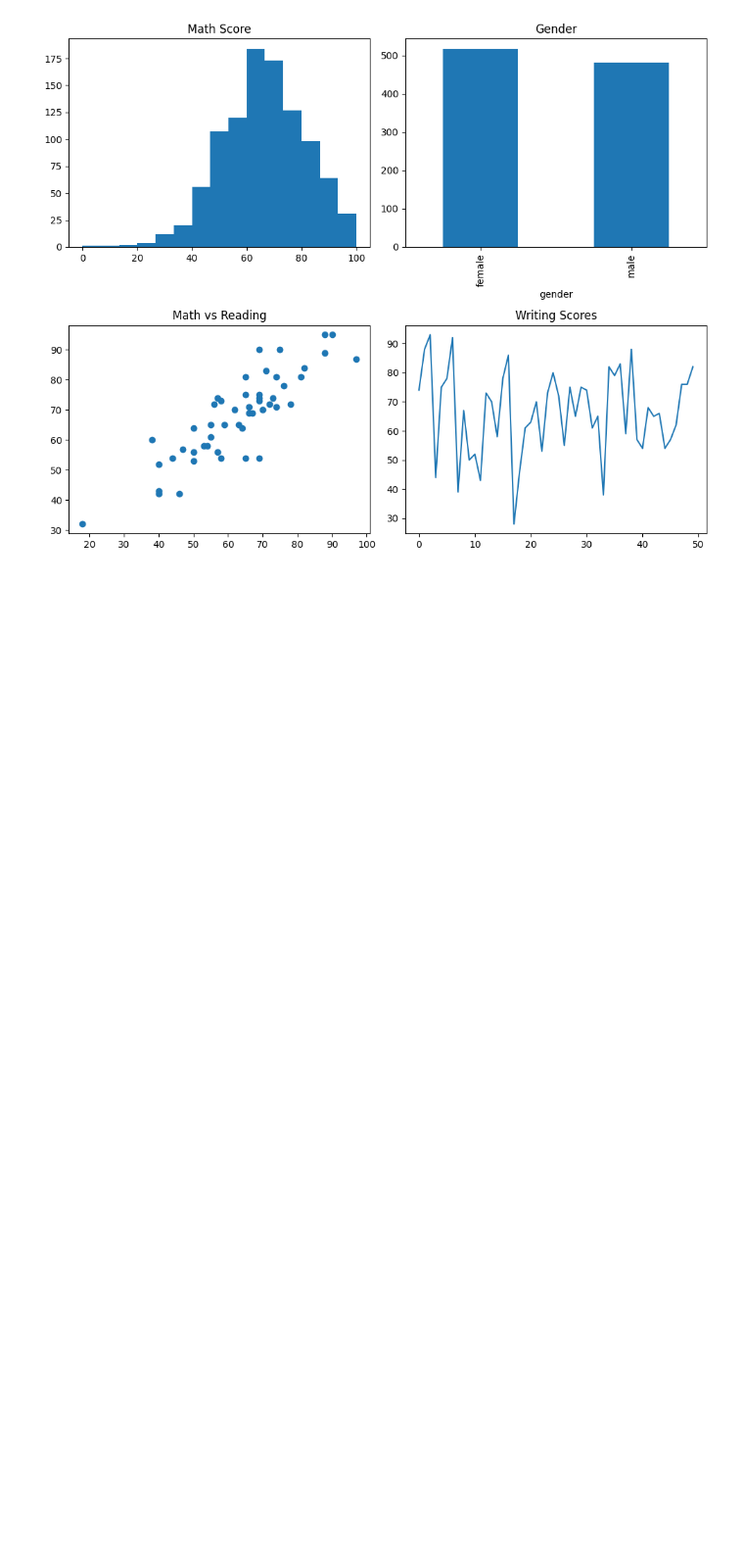
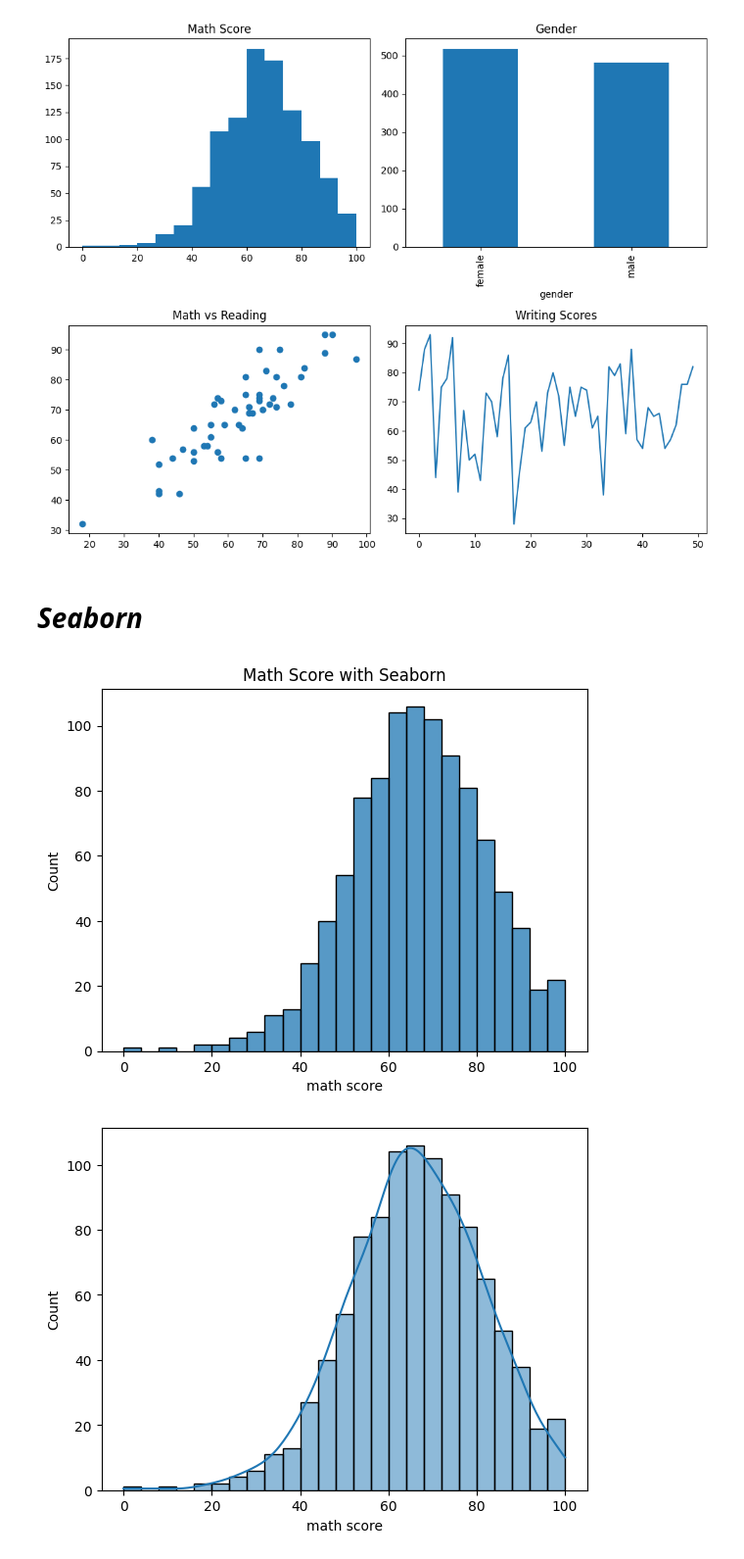
Before and after one commit to Nakib-Nasrullah/Research-Skill, a Jupyter notebook: 6_Matplotlib_and_Seaborn.ipynb, the cells around one changed output. Shown at 98% size. Cells and saved outputs as stored; diff of their text form; code cells hidden in the pictures; blank space fills up the shorter version.

```diff
--- a/6_Matplotlib_and_Seaborn.ipynb
+++ b/6_Matplotlib_and_Seaborn.ipynb
@@ -295,3 +295,16 @@ plt.tight_layout()
 plt.show()
 # %% [output]
 [figure]
+# %% [markdown]
+# ***Seaborn***
+# %%
+sns.histplot(students['math score'])
+plt.title('Math Score with Seaborn')
+plt.show()
+
+# With KDE curve
+sns.histplot(students['math score'], kde=True)
+plt.show()
+# %% [output]
+[figure, added]
+[figure, added]
```
